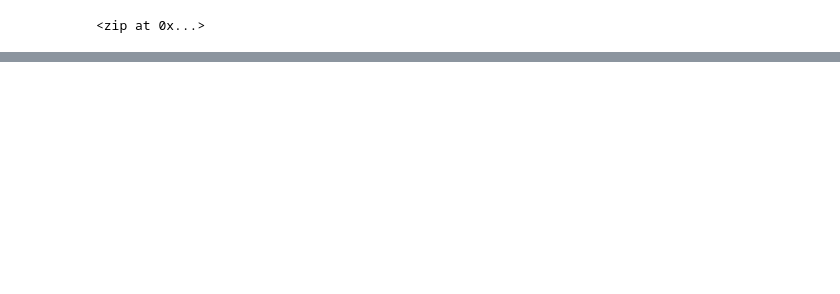
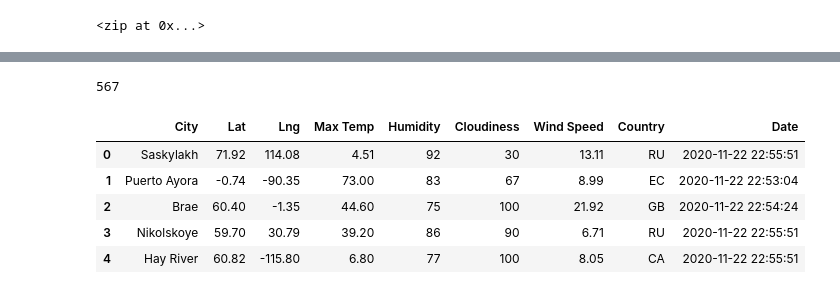
Before and after one commit to juberr/World_Weather_Analysis, a Jupyter notebook: Weatherpy.ipynb, the cells around one changed output, grey strips where cells are left out. Saved outputs shown, nothing was run; the diff lists cells and outputs as text; code cells hidden in the pictures; blank space fills up the shorter version.

```diff
--- a/Weatherpy.ipynb
+++ b/Weatherpy.ipynb
@@ -43,0 +122,4 @@ len(cities)
+# %%
+len(city_data)
+# %% [output]
+567
@@ -43,0 +128,9 @@ len(cities)
+# %%
+city_data_df.head()
+# %% [output]
+|  | City | Lat | Lng | Max Temp | Humidity | Cloudiness | Wind Speed | Country | Date |
+| 0 | Saskylakh | 71.92 | 114.08 | 4.51 | 92 | 30 | 13.11 | RU | 2020-11-22 22:55:51 |
+| 1 | Puerto Ayora | -0.74 | -90.35 | 73.00 | 83 | 67 | 8.99 | EC | 2020-11-22 22:53:04 |
+| 2 | Brae | 60.40 | -1.35 | 44.60 | 75 | 100 | 21.92 | GB | 2020-11-22 22:54:24 |
+| 3 | Nikolskoye | 59.70 | 30.79 | 39.20 | 86 | 90 | 6.71 | RU | 2020-11-22 22:55:51 |
+| 4 | Hay River | 60.82 | -115.80 | 6.80 | 77 | 100 | 8.05 | CA | 2020-11-22 22:55:51 |
```
Also changed, not shown: parts of 9 cells of this notebook, 1 other file.
